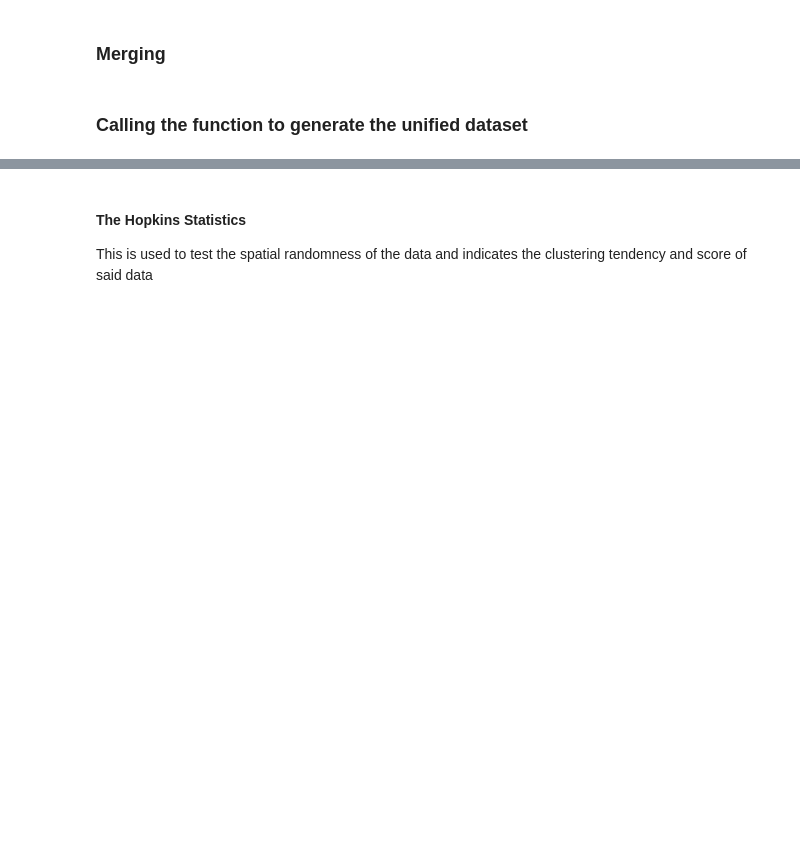
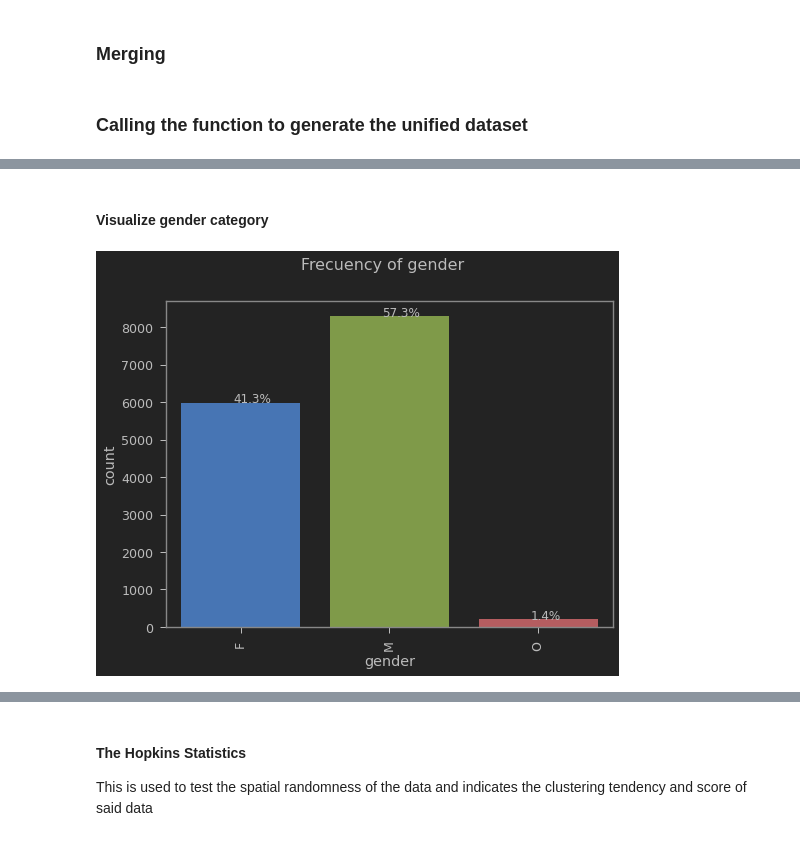
Before and after one commit to AndrewKalil/Udacity-ML, a Jupyter notebook: Starbucks_ML.ipynb, the cells around one changed output, grey strips where cells are left out. Cells and saved outputs as stored; diff of their text form; code cells hidden in the pictures; blank space fills up the shorter version.

```diff
--- a/Starbucks_ML.ipynb
+++ b/Starbucks_ML.ipynb
@@ -892,0 +712,3 @@ We can see from the previous cell the skewity of some of these data features. Bu
+# %%
+unified_dataset.dropna(inplace=True)
+unified_dataset
@@ -892,0 +741,8 @@ We can see from the previous cell the skewity of some of these data features. Bu
+# %%
+# Change data type float to int
+for y in unified_dataset.columns:
+    if(unified_dataset[y].dtype == np.float64):
+        unified_dataset[y] = unified_dataset[y].astype(int)
+
+
+unified_dataset.dtypes
@@ -892,0 +837,6 @@ We can see from the previous cell the skewity of some of these data features. Bu
+# %% [markdown]
+#### Visualize gender category
+# %%
+plot_category_variable(unified_dataset, 'gender')
+# %% [output]
+[figure, added]
```
Also changed, not shown: parts of 84 cells of this notebook.
